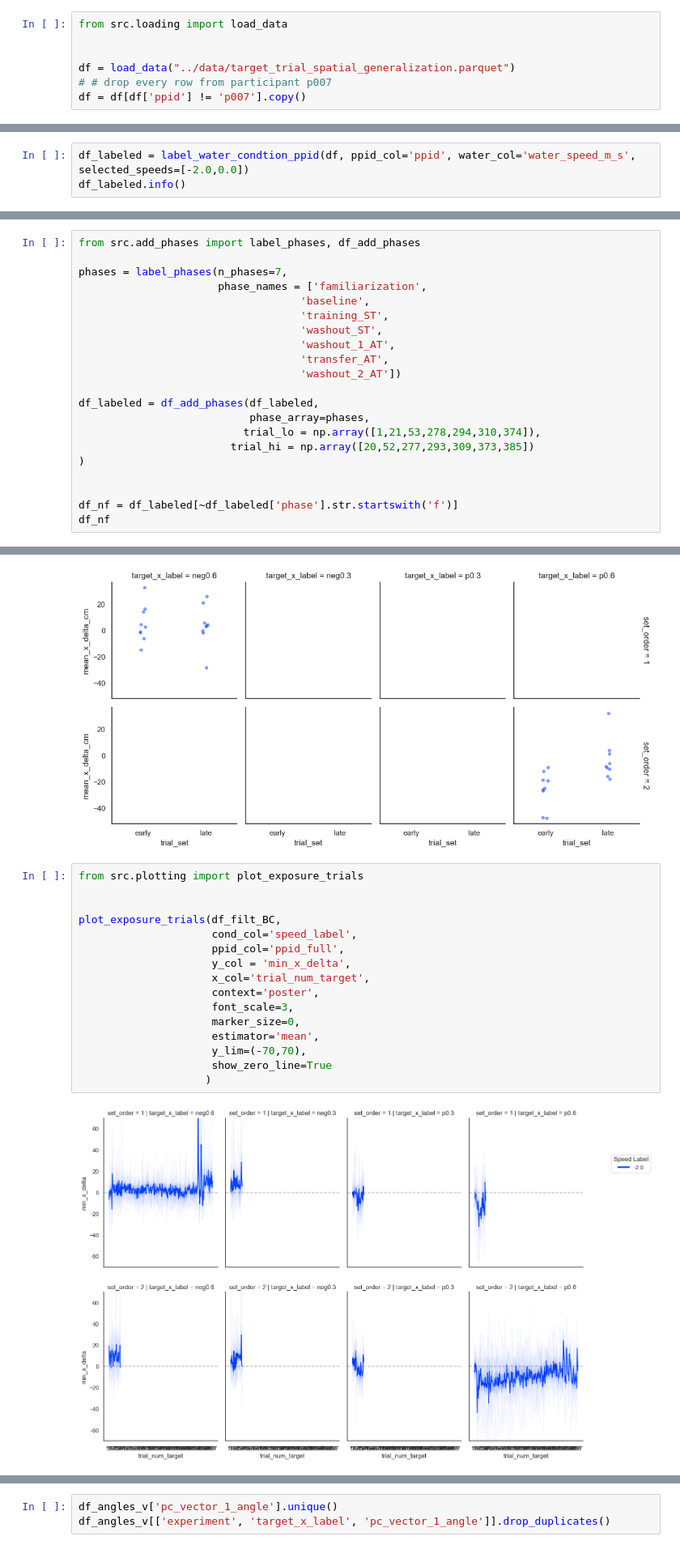
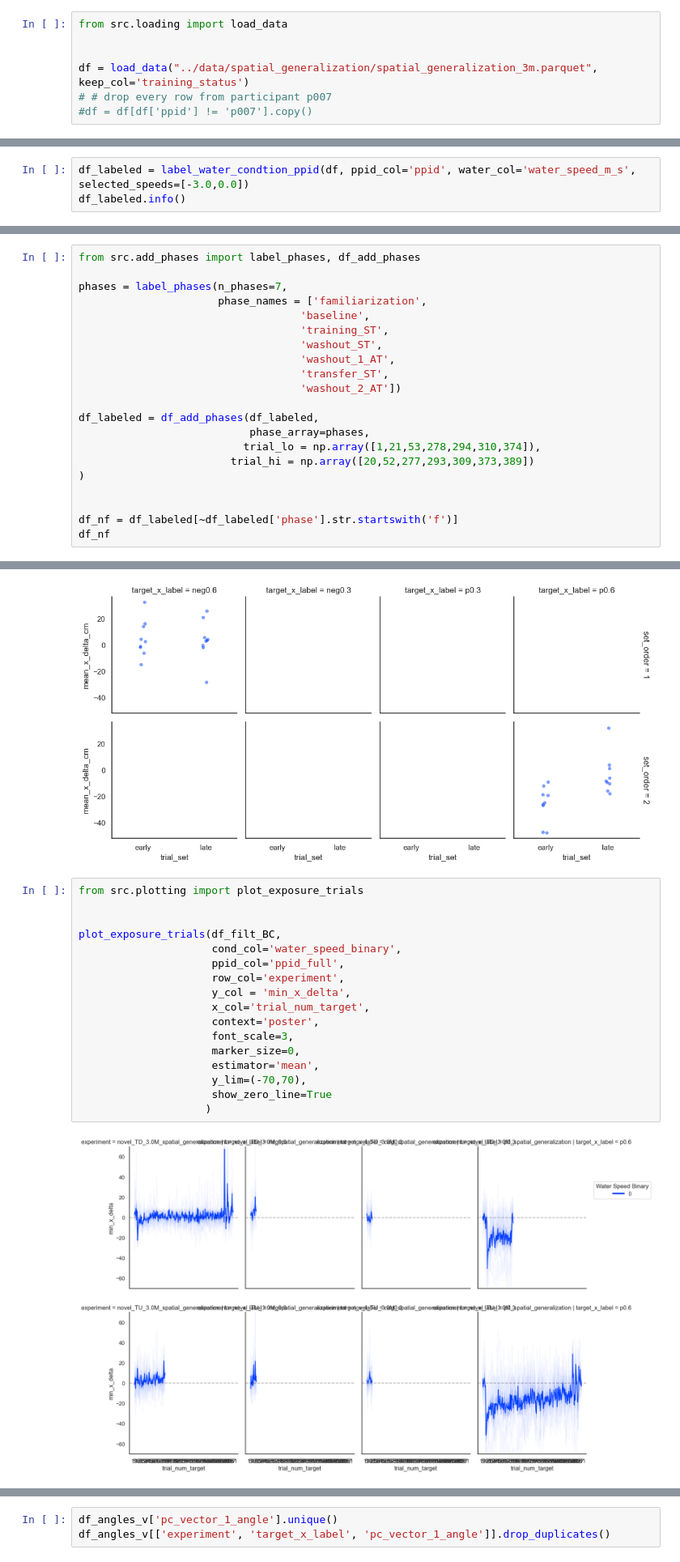
Before and after one commit to jacobjb02/vr-motor-adaptation-notebooks, a Jupyter notebook: Notebook/Spatial_Generalization.ipynb, the cells around one changed output, grey strips where cells are left out. Shown at 81% size. Drawn from its saved outputs; the diff is of its cells as text.

Commit message:
Ran analyis script, added sg_3 data loading; updating spatial gen analysis with novel_TD/TU data; updated sample size function.

```diff
--- a/Notebook/Spatial_Generalization.ipynb
+++ b/Notebook/Spatial_Generalization.ipynb
@@ -28,14 +30,14 @@ sys.path.append(os.path.abspath(".."))
 from src.loading import load_data
 
 
-df = load_data("../data/target_trial_spatial_generalization.parquet")
+df = load_data("../data/spatial_generalization/spatial_generalization_3m.parquet", keep_col='training_status')
 # # drop every row from participant p007
-df = df[df['ppid'] != 'p007'].copy()
+#df = df[df['ppid'] != 'p007'].copy()
 # %%
 # make function to loop through ppid label, attatch a '_{water_speed} based on npunique(water_speed[1])
 from src.label_water_speed_ppid import label_water_condtion_ppid
 # %%
-df_labeled = label_water_condtion_ppid(df, ppid_col='ppid', water_col='water_speed_m_s', selected_speeds=[-2.0,0.0])
+df_labeled = label_water_condtion_ppid(df, ppid_col='ppid', water_col='water_speed_m_s', selected_speeds=[-3.0,0.0])
 df_labeled.info()
 # %% [output]
 <class 'pandas.core.frame.DataFrame'>
@@ -92,13 +94,13 @@ phases = label_phases(n_phases=7,
                                    'training_ST',
                                    'washout_ST',
                                    'washout_1_AT',
-                                   'transfer_AT',
+                                   'transfer_ST',
                                    'washout_2_AT'])
 
 df_labeled = df_add_phases(df_labeled,
                            phase_array=phases,
                           trial_lo = np.array([1,21,53,278,294,310,374]),
-                        trial_hi = np.array([20,52,277,293,309,373,385])
+                        trial_hi = np.array([20,52,277,293,309,373,389])
 )
 
 
@@ -291,20 +294,21 @@ ValueError: Could not interpret value `section` for `x`. An entry with this name
 # %%
 from src.plotting import plot_exposure_trials
 
 
 plot_exposure_trials(df_filt_BC,
-                     cond_col='speed_label',
+                     cond_col='water_speed_binary',
                      ppid_col='ppid_full',
+                     row_col='experiment',
                      y_col = 'min_x_delta',
                      x_col='trial_num_target',
                      context='poster',
                      font_scale=3,
                      marker_size=0,
                      estimator='mean',
                      y_lim=(-70,70),
                      show_zero_line=True
                     )
 # %% [output]
-[figure, old version]
+[figure, new version]
 <seaborn.axisgrid.FacetGrid at 0x...>
 # %%
```
Also changed, not shown: parts of 15 cells of this notebook, 2 other files.
